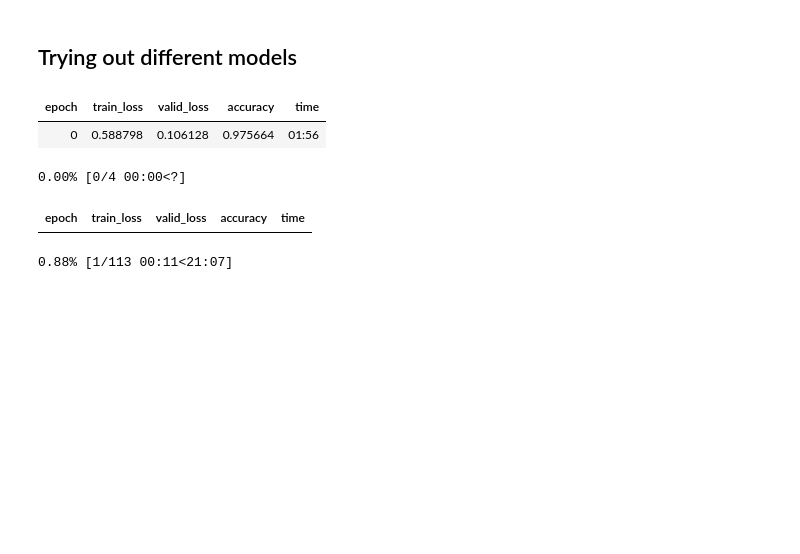
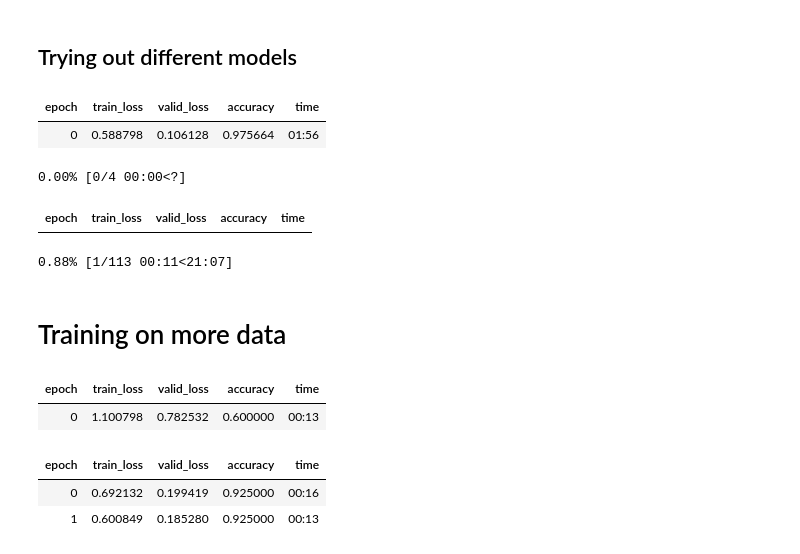
Before and after one commit to carlvh-wimmy/ahri_practicals, a Jupyter notebook: hiv_vision/1_vision_tutorial_clean.ipynb, the cells around one changed output. Drawn from its saved outputs; the diff is of its cells as text; code cells hidden in the pictures; blank space fills up the shorter version.

Commit message:
larger training set for vision

```diff
--- a/hiv_vision/1_vision_tutorial_clean.ipynb
+++ b/hiv_vision/1_vision_tutorial_clean.ipynb
@@ -214,3 +218,52 @@ learn.fine_tune(4)
 0.00% [0/4 00:00<?]
 | epoch | train_loss | valid_loss | accuracy | time |
 0.88% [1/113 00:11<21:07]
+# %% [markdown]
+# Training on more data
+# %%
+path_l1 = Path('data/L1')  # Path to 'pos' and 'neg' in L1
+path_s2 = Path('data/S2')  # Path to 'pos' and 'neg' in S2
+combined_path = Path('data/combined')  # Path to where you want to combine both datasets
+
+os.makedirs(combined_path / 'pos', exist_ok=True)
+os.makedirs(combined_path / 'neg', exist_ok=True)
+
+def is_valid_file(img_path):
+    return img_path.is_file() and img_path.suffix.lower() == '.jpg' and ':Zone.Identifier' not in img_path.name
+
+
+# Symlink images from L1 to combined using absolute paths
+for folder in ['pos', 'neg']:
+    for img in (path_l1 / folder).glob('*'):
+        if is_valid_file(img):
+            try:
+                os.symlink(img.resolve(), combined_path / folder / img.name)
+            except FileExistsError:
+                pass  # Skip if the file already exists
+
+# Symlink images from S2 to combined using absolute paths
+for folder in ['pos', 'neg']:
+    for img in (path_s2 / folder).glob('*'):
+        if is_valid_file(img):
+            try:
+                os.symlink(img.resolve(), combined_path / folder / img.name)
+            except FileExistsError:
+                pass  # Skip if the file already exists
+# %%
+dls = ImageDataLoaders.from_folder(
+    combined_path,    # Combined path containing 'pos' and 'neg'
+    valid_pct=0.2,    # Use 20% of the data for validation
+    seed=42,          # Ensure reproducibility by setting a seed
+    item_tfms=Resize(128, method='pad', pad_mode='zeros'),  # Resize images to 128x128
+    batch_tfms=aug_transforms(),  # Apply default image augmentations
+    bs=32  # Batch size
+)
+# %%
+learn = vision_learner(dls, chosen_model, metrics=accuracy)
+learn.fine_tune(2)
+# %% [output]
+| epoch | train_loss | valid_loss | accuracy | time |
+| 0 | 1.100798 | 0.782532 | 0.600000 | 00:13 |
+| epoch | train_loss | valid_loss | accuracy | time |
+| 0 | 0.692132 | 0.199419 | 0.925000 | 00:16 |
+| 1 | 0.600849 | 0.185280 | 0.925000 | 00:13 |
```
Also changed, not shown: parts of 4 cells of this notebook.
